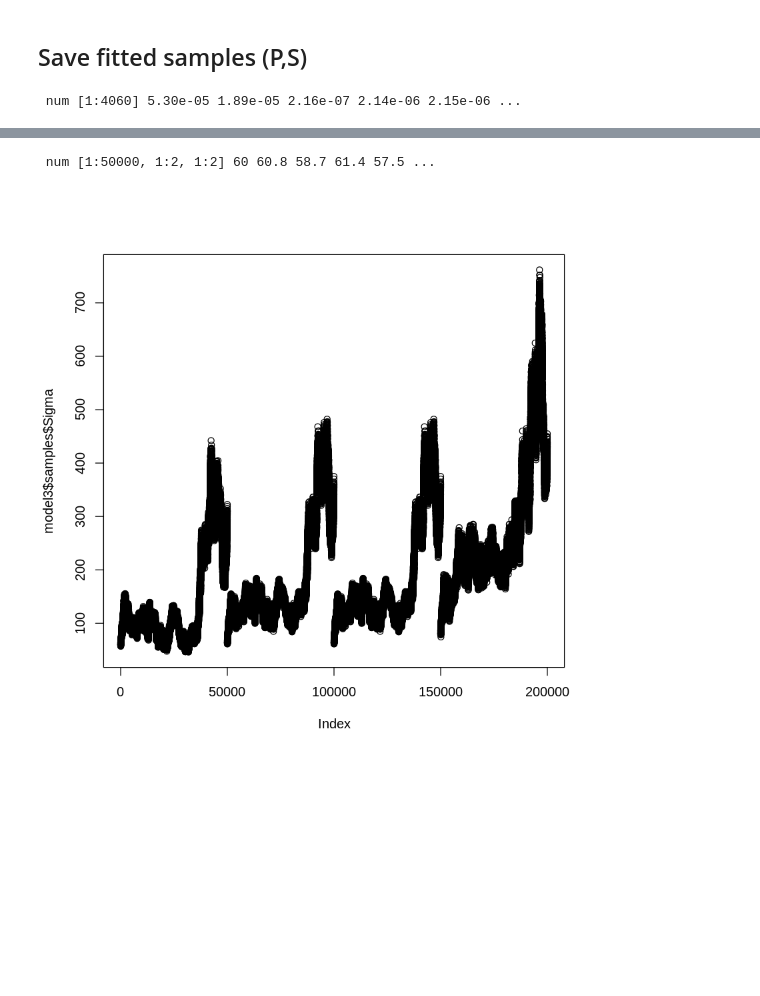
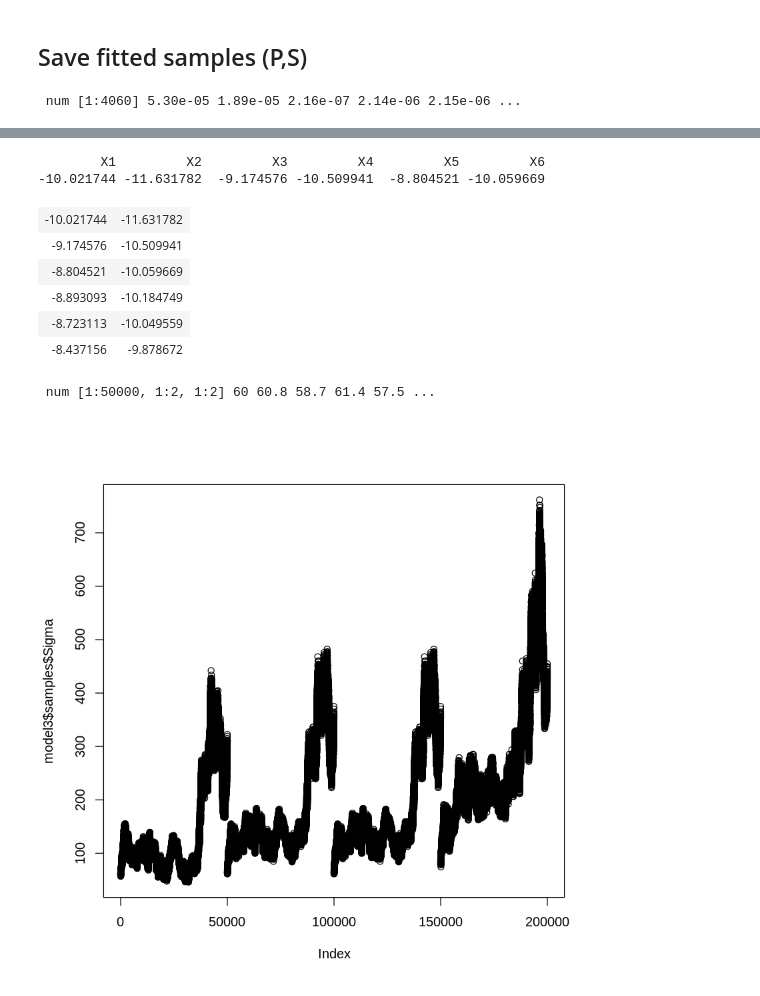
Before and after one commit to molgor/biospytial, a Jupyter notebook: ipython-notebooks/demos/statistical_models/binomial_examples/presence-only_model/CAR_models/model3/[Joint MVSCAR].ipynb, the cells around one changed output, grey strips where cells are left out. Cells and saved outputs as stored; diff of their text form; code cells hidden in the pictures; blank space fills up the shorter version.

```diff
--- a/ipython-notebooks/demos/statistical_models/binomial_examples/presence-only_model/CAR_models/model3/[Joint MVSCAR].ipynb
+++ b/ipython-notebooks/demos/statistical_models/binomial_examples/presence-only_model/CAR_models/model3/[Joint MVSCAR].ipynb
@@ -185,0 +186,2 @@ file_ = '/outputs/presence_only_models/modelCAR_model3_fitted.csv'
+# %%
+dPhi = data.frame(model3$samples$phi)
@@ -185,0 +191,18 @@ file_ = '/outputs/presence_only_models/modelCAR_model3_fitted.csv'
+# %%
+mms = apply(dPhi,MARGIN=2,FUN = mean)
+# %%
+head(mms)
+# %% [output]
+        X1         X2         X3         X4         X5         X6
+-10.021744 -11.631782  -9.174576 -10.509941  -8.804521 -10.059669
+# %%
+ms = matrix(mms,nrow=nK,ncol=2,byrow = T)
+# %%
+head(ms)
+# %% [output]
+| -10.021744 | -11.631782 |
+| -9.174576 | -10.509941 |
+| -8.804521 | -10.059669 |
+| -8.893093 | -10.184749 |
+| -8.723113 | -10.049559 |
+| -8.437156 | -9.878672 |
```
Also changed, not shown: parts of 17 cells of this notebook.
